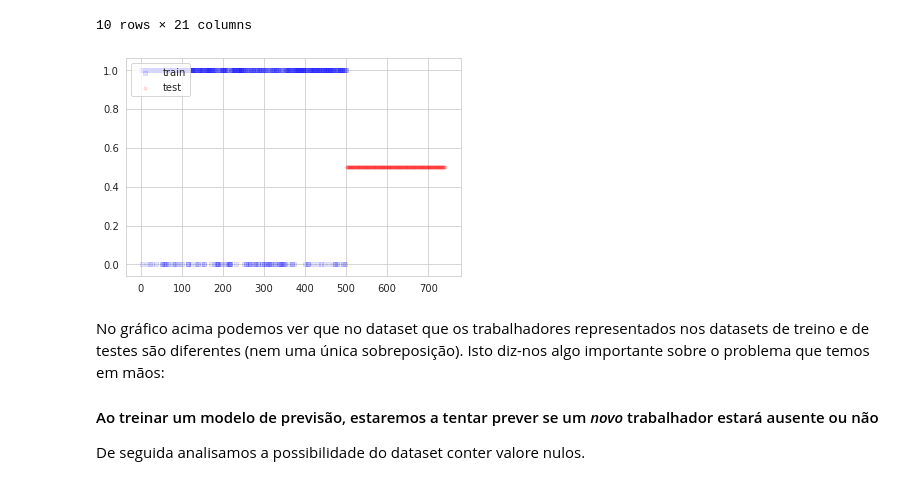
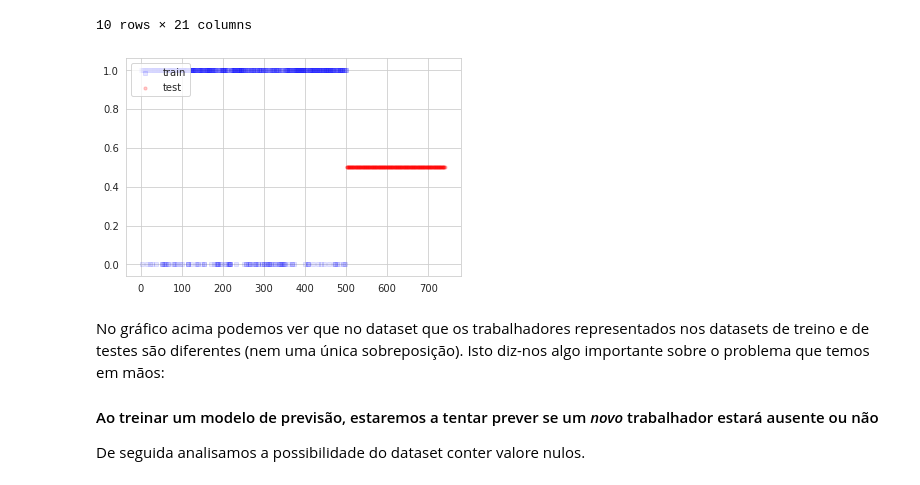
Before and after one commit to ricardomilhazes/AEC-1920, a Jupyter notebook: TP2/DataPreparation.ipynb, the cells around one changed output. Saved outputs shown, nothing was run; the diff lists cells and outputs as text; code cells hidden in the pictures.

```diff
--- a/TP2/DataPreparation.ipynb
+++ b/TP2/DataPreparation.ipynb
@@ -37,14 +39,14 @@ train.head(10)
 # %%
 x = range(250)
 y = range(250,200)
 fig = plt.figure()
 ax1 = fig.add_subplot(111)
 ax1.scatter(train['ID'] , train['Absent'], s=10, c='b', marker="s", label='train', alpha=0.1)
-ax1.scatter(test['ID'], test['ID'].apply(lambda x: 0.5), s=10, c='r', marker="o", label='test', alpha=0.1)
+ax1.scatter(test['ID'], test['ID'].apply(lambda x: 0.5), s=10, c='r', marker="o", label='test', alpha=0.2)
 plt.legend(loc='upper left');
 plt.show()
 # %% [output]
-[figure, old version]
+[figure, new version]
 # %% [markdown]
 No gráfico acima podemos ver que no dataset que os trabalhadores representados nos datasets de treino e de testes são diferentes (nem uma única sobreposição). Isto diz-nos algo importante sobre o problema que temos em mãos:
 
```
Also changed, not shown: parts of 1 cell of this notebook, 2 other files.
